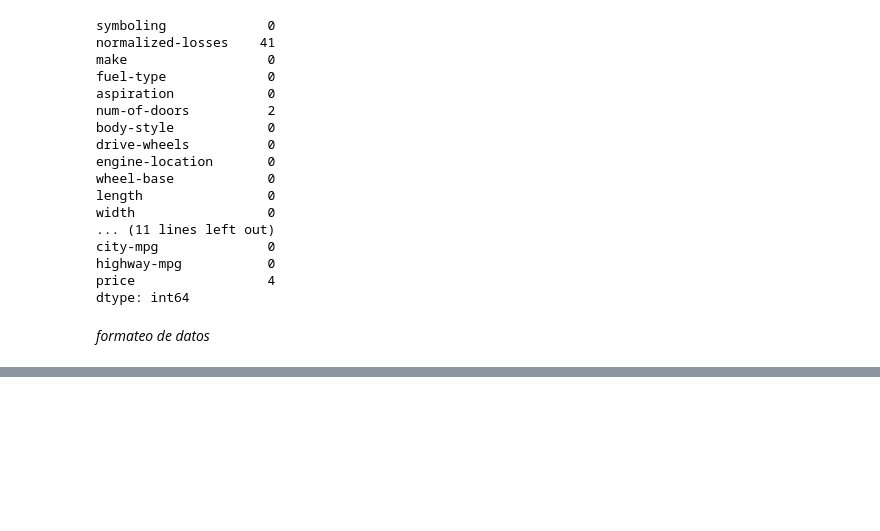
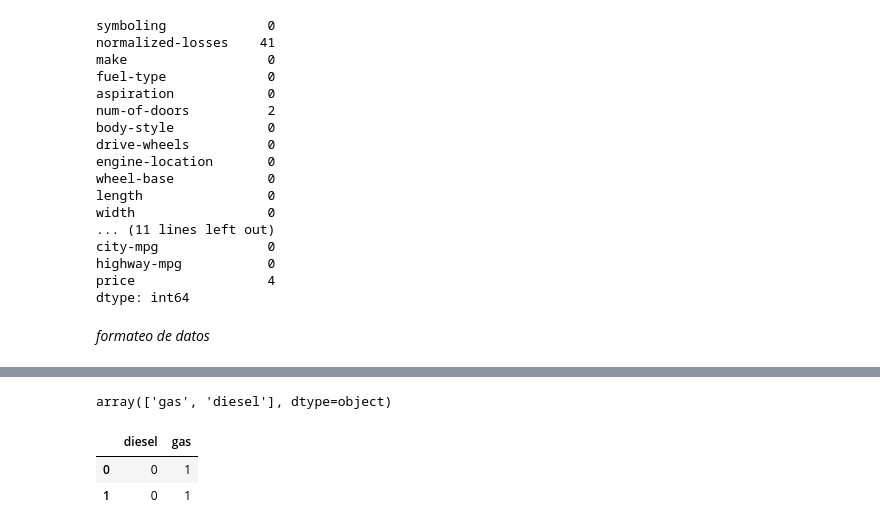
Before and after one commit to ulloa-g/exploratory_data_analysis, a Jupyter notebook: eda.ipynb, the cells around one changed output, grey strips where cells are left out. Cells and saved outputs as stored; diff of their text form; code cells hidden in the pictures; blank space fills up the shorter version.

Commit message:
create bins and numerical variables

```diff
--- a/eda.ipynb
+++ b/eda.ipynb
@@ -155,0 +160,3 @@ df["height"] = (df["height"] - df["height"].mean()) / df["height"].std()
+# %%
+print(df["price"].dtype)  # necesitamos corregir primero el tipo de datos
+df["price"] = df["price"].astype(float)  # convierto la columna a tipo float
@@ -155,0 +165,8 @@ df["height"] = (df["height"] - df["height"].mean()) / df["height"].std()
+# %%
+bins_price = np.linspace(min(df["price"]), max(df["price"]), 4)  # divido los datos en 4 intervalos
+group_names = ["Low", "Medium", "High"]  # etiquetas para cada intervalo
+df["price-binned"] = pd.cut(df["price"], bins, labels=group_names, include_lowest=True)
+
+# realizo la misma acción para la columna "horsepower"
+bins_horsepower = np.linspace(min(df["horsepower"]), max(df["horsepower"]), 4)
+df["horsepower-binned"] = pd.cut(df["horsepower"], bins_horsepower, labels=group_names, include_lowest=True)
@@ -155,0 +193,12 @@ df["height"] = (df["height"] - df["height"].mean()) / df["height"].std()
+# %%
+df["fuel-type"].unique()  # deseo convertir esta variables a un dato númerico.
+# %% [output]
+array(['gas', 'diesel'], dtype=object)
+# %%
+dummy_df = pd.get_dummies(df["fuel-type"])  # convierto la variable categórica a una variable dummy (TRUE/FALSE)
+dummy_df[["gas", "diesel"]] = dummy_df[["gas", "diesel"]].astype(int)  # convierto la columna a tipo int
+dummy_df.head(2)
+# %% [output]
+|  | diesel | gas |
+| 0 | 0 | 1 |
+| 1 | 0 | 1 |
```
Also changed, not shown: parts of 6 cells of this notebook.
